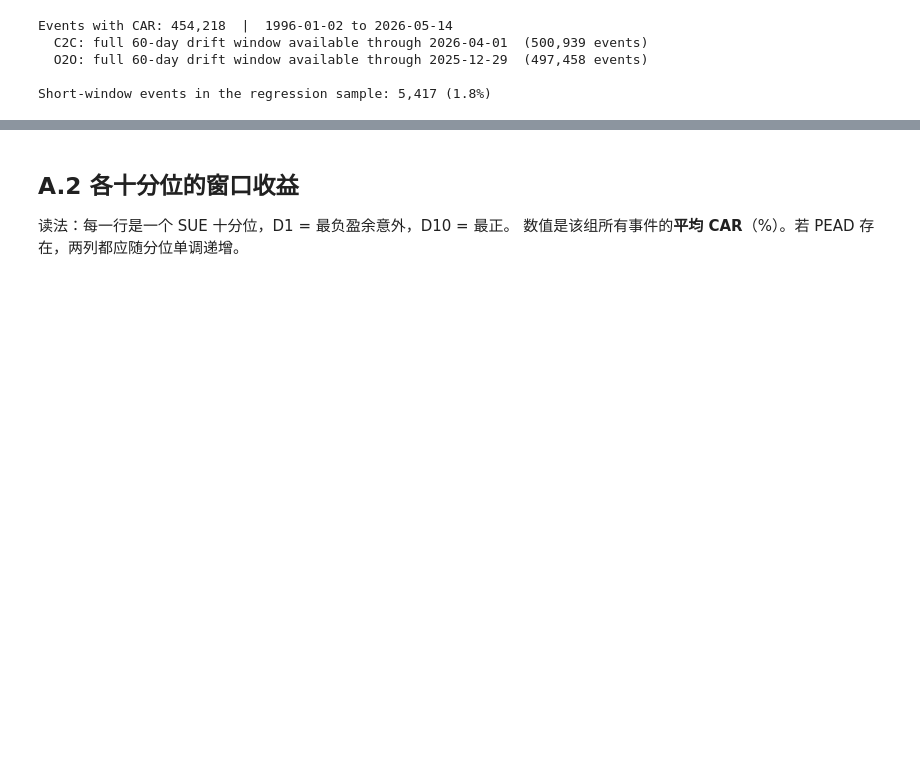
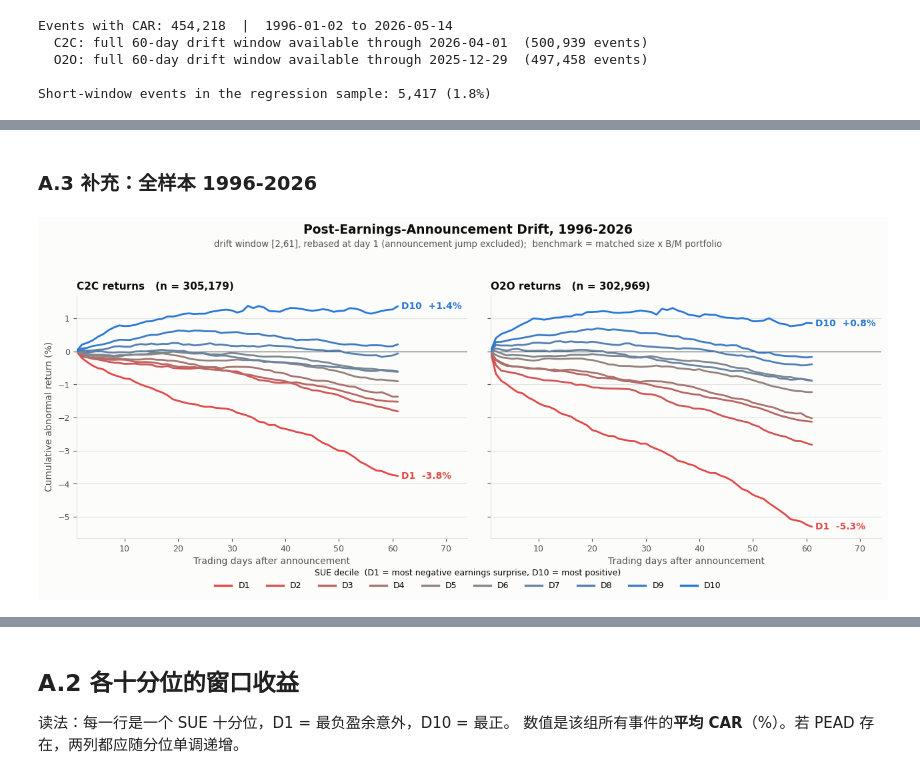
Before and after one commit to zan1029/PEAD_construction, a Jupyter notebook: 回归准备.ipynb, the cells around one changed output, grey strips where cells are left out. Cells and saved outputs as stored; diff of their text form; code cells hidden in the pictures; blank space fills up the shorter version.

```diff
--- a/回归准备.ipynb
+++ b/回归准备.ipynb
@@ -267,0 +476,6 @@ Short-window events in the regression sample: 5,417 (1.8%)
+# %% [markdown]
+### A.3 补充：全样本 1996-2026
+# %%
+plot_full(*FULL)
+# %% [output]
+[figure, added]
```
Also changed, not shown: parts of 25 cells of this notebook, 5 other files.
